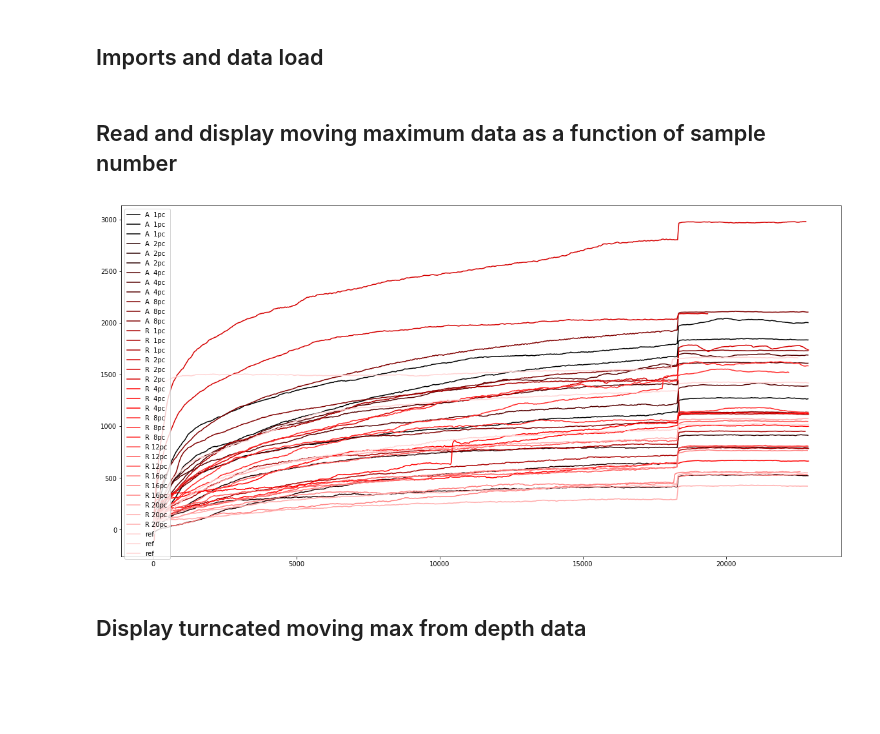
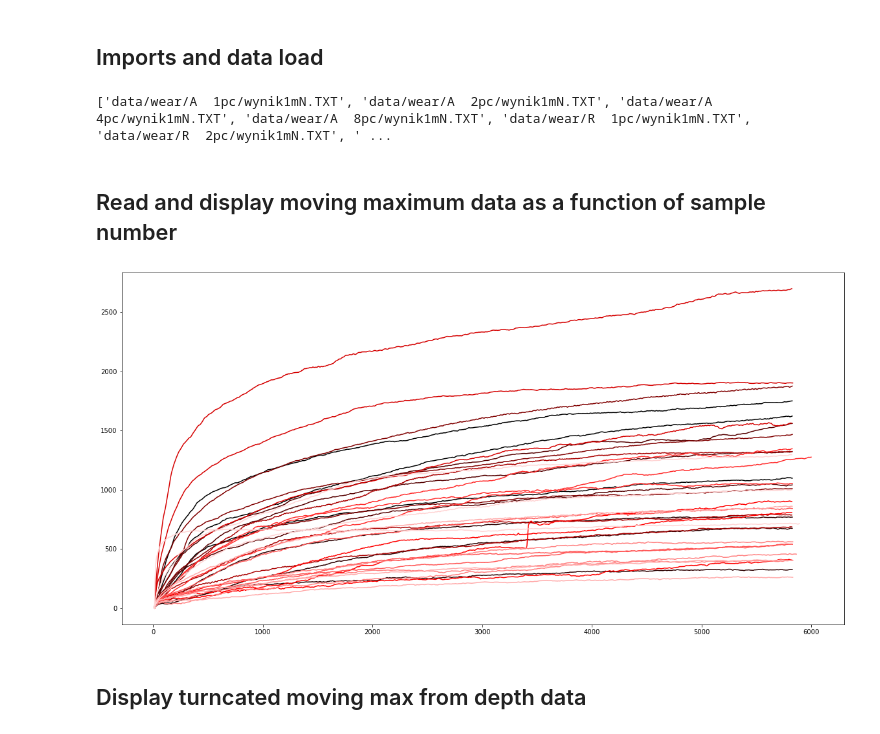
Before and after one commit to antoszy/Scratch-Analysis, a Jupyter notebook: wear_analysis.ipynb, the cells around one changed output. Saved outputs shown, nothing was run; the diff lists cells and outputs as text; code cells hidden in the pictures; blank space fills up the shorter version.

```diff
--- a/wear_analysis.ipynb
+++ b/wear_analysis.ipynb
@@ -15,30 +15,42 @@ import statistics as stats
 import math
 
 fileList = sorted(glob.glob('data/wear/*/wynik*.TXT'))
+print(fileList)
 sampleList = [utils.read_wear_data(file) for file in fileList]
+# %% [output]
+['data/wear/A  1pc/wynik1mN.TXT', 'data/wear/A  2pc/wynik1mN.TXT', 'data/wear/A  4pc/wynik1mN.TXT', 'data/wear/A  8pc/wynik1mN.TXT', 'data/wear/R  1pc/wynik1mN.TXT', 'data/wear/R  2pc/wynik1mN.TXT', ' ...
 # %% [markdown]
 ## Read and display moving maximum data as a function of sample number
 # %%
 fig = pyplot.figure(figsize=(20,10))
 ax = fig.add_subplot(111)
 
 nameList = []
 for idx,name in enumerate(fileList):
     newName = name[0:name.rfind("/")]
     newName = newName[newName.rfind("/")+1:]
     nameList.append(newName)
 
 for sample in sampleList:
     for idx,wear in enumerate(sample):
         wear.correct_drift(18500, len(wear.depth))
 
 
+sampleList2 = deepcopy(sampleList)
+for sample in sampleList2:
+    for idx,wear in enumerate(sample):
+        wear.truncate(40,None)
+        wear.trim_to_time()
+        wear.truncate(0,17732)
+        wear.depth_max = wear.depth_max - wear.depth_max[0]
+        wear.depth_min = wear.depth_min - wear.depth_min[0]
+        #print(len(wear.depth_min))
 
-utils.plot_wear_samples(ax, sampleList, nameList=nameList, xaxis="sample", color=0)
+utils.plot_wear_samples(ax, sampleList2, nameList=nameList, color=0, xaxis="time", yaxis="max")
 #pyplot.xscale('log')
 #pyplot.yscale('log')
 # %% [output]
-[figure, old version]
+[figure, new version]
 # %% [markdown]
 ## Display turncated moving max from depth data
 # %%
```
Also changed, not shown: parts of 3 cells of this notebook, 3 other files.
